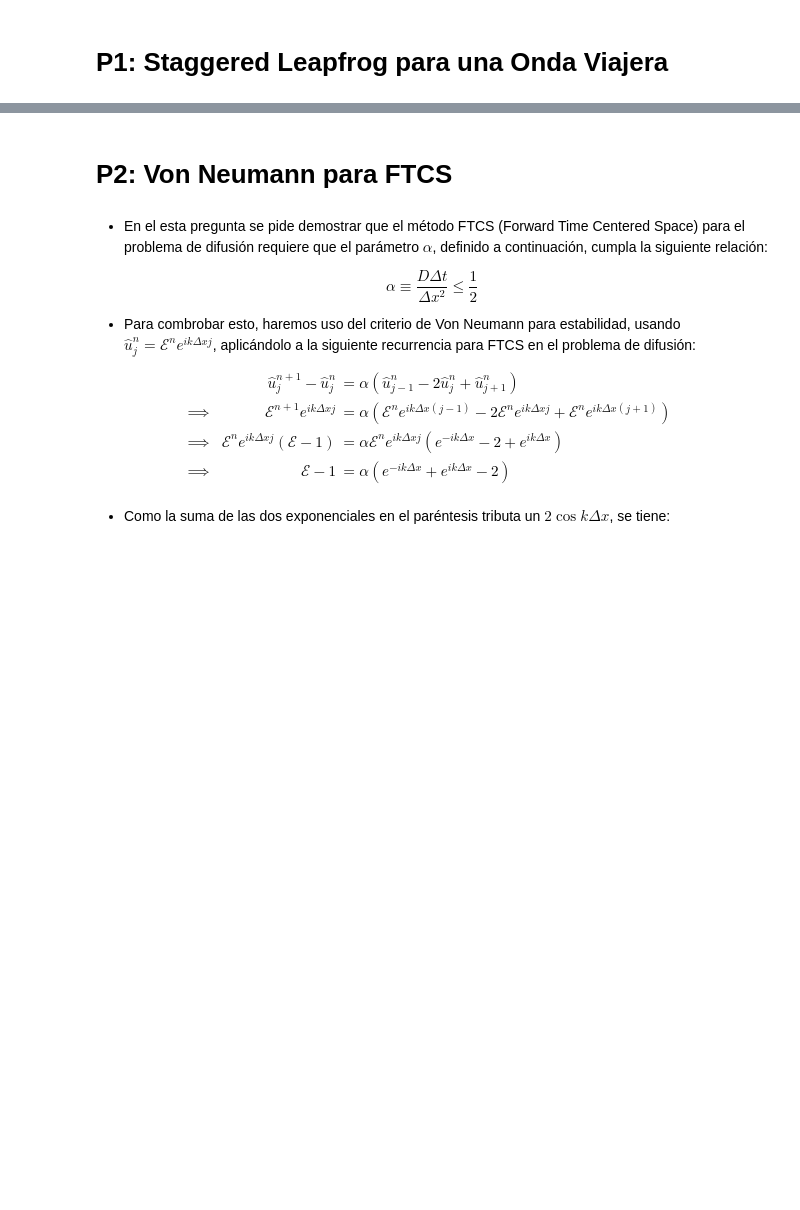
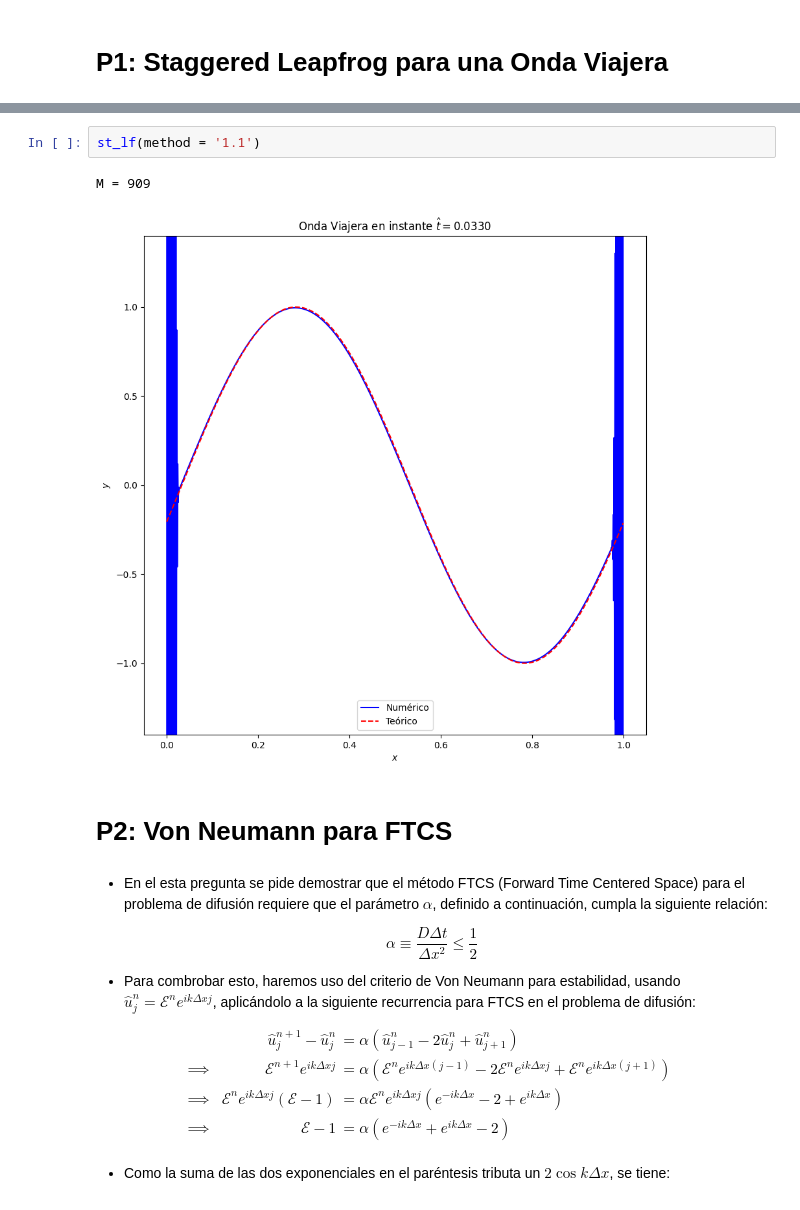
Before and after one commit to CrushinAngel/Numericos_6, a Jupyter notebook: Entrega.ipynb, the cells around one changed output, grey strips where cells are left out. Cells and saved outputs as stored; diff of their text form; blank space fills up the shorter version.

```diff
--- a/Entrega.ipynb
+++ b/Entrega.ipynb
@@ -85,3 +94,8 @@ delta = 50
+# %%
+st_lf(method = '1.1')
+# %% [output]
+M = 909
+[figure, added]
 # %% [markdown]
 # P2: Von Neumann para FTCS
 # %% [markdown]
```
Also changed, not shown: parts of 3 cells of this notebook.
